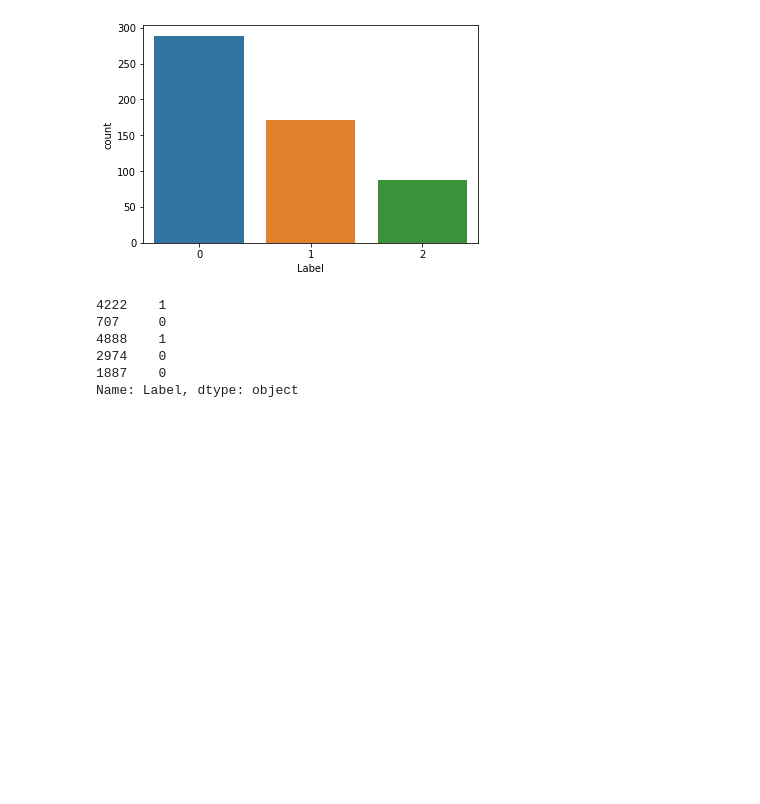
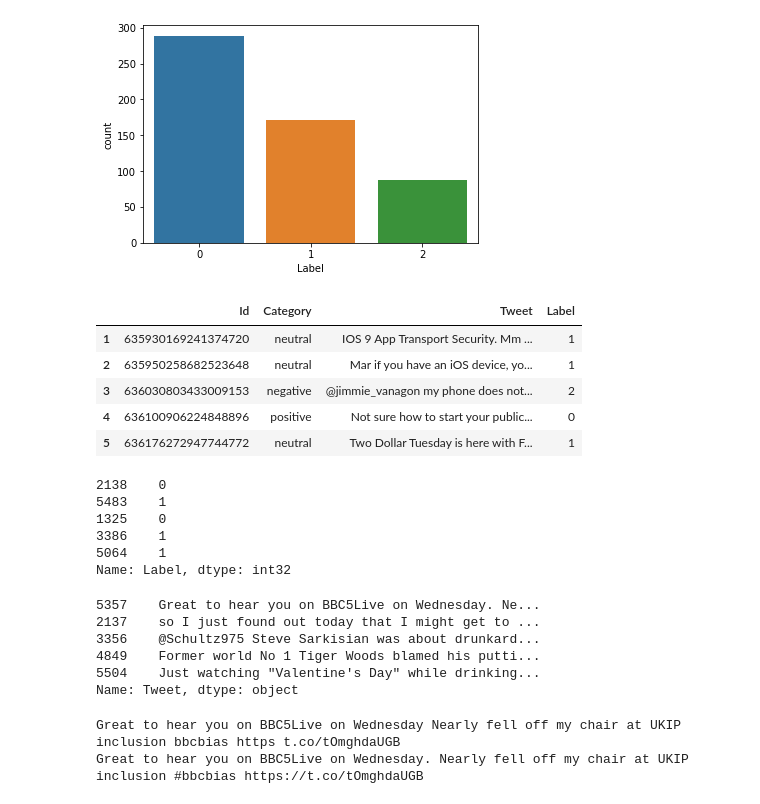
Before and after one commit to kubzdel/EmotionalTweets, a Jupyter notebook: Read_data.ipynb, the cells around one changed output. Saved outputs shown, nothing was run; the diff lists cells and outputs as text; code cells hidden in the pictures; blank space fills up the shorter version.

```diff
--- a/Read_data.ipynb
+++ b/Read_data.ipynb
@@ -118,5 +119,15 @@ sns.countplot(x= 'Label',data = df_NaN)
 # %% [output]
 <matplotlib.axes._subplots.AxesSubplot at 0x...>
 [figure]
+# %%
+df = df[~(pd.isna(df.Tweet))]
+df.head()
+# %% [output]
+|  | Id | Category | Tweet | Label |
+| 1 | 635930169241374720 | neutral | IOS 9 App Transport Security. Mm ... | 1 |
+| 2 | 635950258682523648 | neutral | Mar if you have an iOS device, yo... | 1 |
+| 3 | 636030803433009153 | negative | @jimmie_vanagon my phone does not... | 2 |
+| 4 | 636100906224848896 | positive | Not sure how to start your public... | 0 |
+| 5 | 636176272947744772 | neutral | Two Dollar Tuesday is here with F... | 1 |
 # %%
 X_train, X_test, y_train, y_test = train_test_split(df['Tweet'], df['Label'], test_size=0.3)
@@ -123,9 +137,28 @@ X_train, X_test, y_train, y_test = train_test_split(df['Tweet'], df['Label'], te
 # %%
-y_train.head()
+y_test.head()
 # %% [output]
-4222    1
-707     0
-4888    1
-2974    0
-1887    0
-Name: Label, dtype: object
+2138    0
+5483    1
+1325    0
+3386    1
+5064    1
+Name: Label, dtype: int32
+# %%
+X_train.head()
+# %% [output]
+5357    Great to hear you on BBC5Live on Wednesday. Ne...
+2137    so I just found out today that I might get to ...
+3356    @Schultz975 Steve Sarkisian was about drunkard...
+4849    Former world No 1 Tiger Woods blamed his putti...
+5504    Just watching "Valentine's Day" while drinking...
+Name: Tweet, dtype: object
+# %%
+def form_sentence(tweet):
+    tweet_blob = TextBlob(tweet)
+    return ' '.join(tweet_blob.words)
+
+print(form_sentence(X_train.iloc[0]))
+print(X_train.iloc[0])
+# %% [output]
+Great to hear you on BBC5Live on Wednesday Nearly fell off my chair at UKIP inclusion bbcbias https t.co/tOmghdaUGB
+Great to hear you on BBC5Live on Wednesday. Nearly fell off my chair at UKIP inclusion #bbcbias https://t.co/tOmghdaUGB
```
Also changed, not shown: parts of 12 cells of this notebook.
